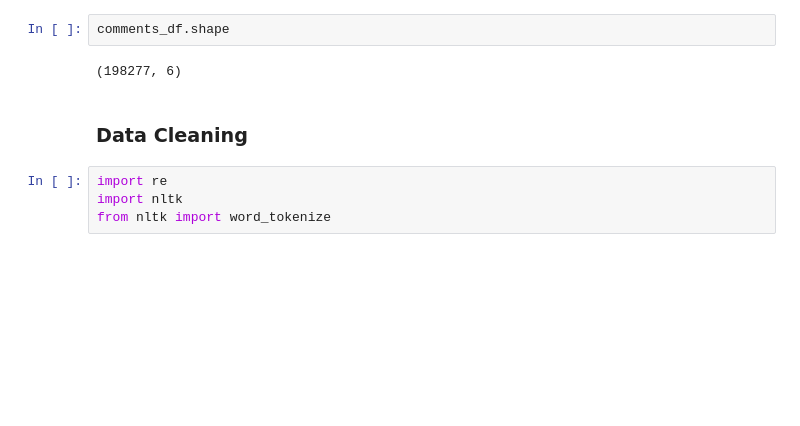
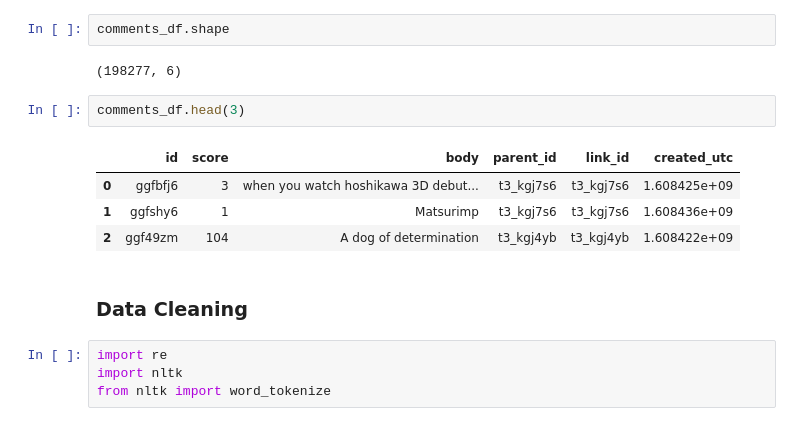
Before and after one commit to mattpodolak/topic_modeling, a Jupyter notebook: lda_comparisons.ipynb, the cells around one changed output. Saved outputs shown, nothing was run; the diff lists cells and outputs as text; blank space fills up the shorter version.

```diff
--- a/lda_comparisons.ipynb
+++ b/lda_comparisons.ipynb
@@ -20,6 +21,13 @@ comments_df = pd.read_csv(f'./data/{load_subreddit}_comments_{load_num_posts}_{l
 comments_df.shape
 # %% [output]
 (198277, 6)
+# %%
+comments_df.head(3)
+# %% [output]
+|  | id | score | body | parent_id | link_id | created_utc |
+| 0 | ggfbfj6 | 3 | when you watch hoshikawa 3D debut... | t3_kgj7s6 | t3_kgj7s6 | 1.608425e+09 |
+| 1 | ggfshy6 | 1 | Matsurimp | t3_kgj7s6 | t3_kgj7s6 | 1.608436e+09 |
+| 2 | ggf49zm | 104 | A dog of determination | t3_kgj4yb | t3_kgj4yb | 1.608422e+09 |
 # %% [markdown]
 ### Data Cleaning
 # %%
```
Also changed, not shown: parts of 15 cells of this notebook.
